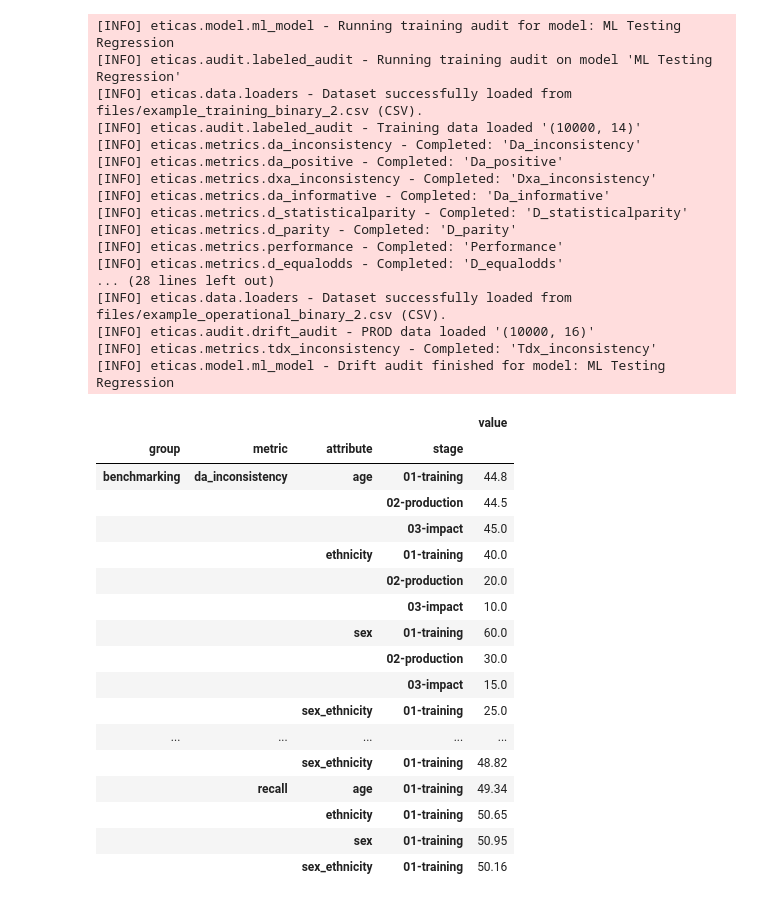
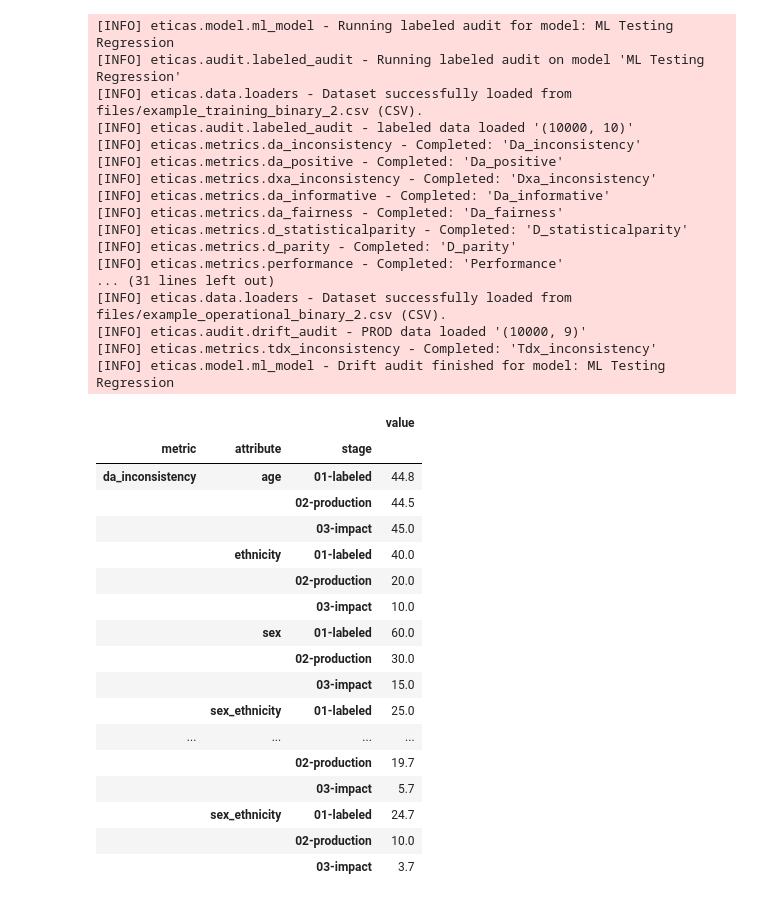
Before and after one commit to eticasai/eticas-audit, a Jupyter notebook: example.ipynb, the cells around one changed output. Drawn from its saved outputs; the diff is of its cells as text; code cells hidden in the pictures.

```diff
--- a/example.ipynb
+++ b/example.ipynb
@@ -40,7 +40,7 @@ model = MLModel(
 )
 
 
-model.run_training_audit(dataset_path ='files/example_training_binary_2.csv',
+model.run_labeled_audit(dataset_path ='files/example_training_binary_2.csv',
                                                 label_column = 'outcome', output_column = 'predicted_outcome',positive_output = [1])
 model.run_production_audit(dataset_path ='files/example_operational_binary_2.csv',
                                                 output_column = 'predicted_outcome',positive_output = [1])
@@ -50,46 +50,47 @@ model.run_drift_audit(dataset_path_dev = 'files/example_training_binary_2.csv',
                       output_column_dev = 'outcome', positive_output_dev = [1],
                     dataset_path_prod = 'files/example_operational_binary_2.csv',
                       output_column_prod = 'predicted_outcome', positive_output_prod = [1])
-audit_result = model.df_results(norm_values=True)
 # %% [output]
-[INFO] eticas.model.ml_model - Running training audit for model: ML Testing Regression
-[INFO] eticas.audit.labeled_audit - Running training audit on model 'ML Testing Regression'
+[INFO] eticas.model.ml_model - Running labeled audit for model: ML Testing Regression
+[INFO] eticas.audit.labeled_audit - Running labeled audit on model 'ML Testing Regression'
 [INFO] eticas.data.loaders - Dataset successfully loaded from files/example_training_binary_2.csv (CSV).
-[INFO] eticas.audit.labeled_audit - Training data loaded '(10000, 14)'
+[INFO] eticas.audit.labeled_audit - labeled data loaded '(10000, 10)'
 [INFO] eticas.metrics.da_inconsistency - Completed: 'Da_inconsistency'
 [INFO] eticas.metrics.da_positive - Completed: 'Da_positive'
 [INFO] eticas.metrics.dxa_inconsistency - Completed: 'Dxa_inconsistency'
 [INFO] eticas.metrics.da_informative - Completed: 'Da_informative'
+[INFO] eticas.metrics.da_fairness - Completed: 'Da_fairness'
 [INFO] eticas.metrics.d_statisticalparity - Completed: 'D_statisticalparity'
 [INFO] eticas.metrics.d_parity - Completed: 'D_parity'
 [INFO] eticas.metrics.performance - Completed: 'Performance'
-[INFO] eticas.metrics.d_equalodds - Completed: 'D_equalodds'
-... (28 lines left out)
+... (31 lines left out)
 [INFO] eticas.data.loaders - Dataset successfully loaded from files/example_operational_binary_2.csv (CSV).
-[INFO] eticas.audit.drift_audit - PROD data loaded '(10000, 16)'
+[INFO] eticas.audit.drift_audit - PROD data loaded '(10000, 9)'
 [INFO] eticas.metrics.tdx_inconsistency - Completed: 'Tdx_inconsistency'
 [INFO] eticas.model.ml_model - Drift audit finished for model: ML Testing Regression
 # %%
 import pandas as pd
 pd.set_option('display.max_rows', 500)
 
-audit_result
+audit_result = model.df_results(norm_values=True)
-# %% [output]
-|  |  |  |  | value |
-| group | metric | attribute | stage |  |
-| benchmarking | da_inconsistency | age | 01-training | 44.8 |
-|  |  |  | 02-production | 44.5 |
-|  |  |  | 03-impact | 45.0 |
-|  |  | ethnicity | 01-training | 40.0 |
-|  |  |  | 02-production | 20.0 |
-|  |  |  | 03-impact | 10.0 |
-|  |  | sex | 01-training | 60.0 |
-|  |  |  | 02-production | 30.0 |
-|  |  |  | 03-impact | 15.0 |
-|  |  | sex_ethnicity | 01-training | 25.0 |
-| ... | ... | ... | ... | ... |
-|  |  | sex_ethnicity | 01-training | 48.82 |
-|  | recall | age | 01-training | 49.34 |
-|  |  | ethnicity | 01-training | 50.65 |
-|  |  | sex | 01-training | 50.95 |
-|  |  | sex_ethnicity | 01-training | 50.16 |
+# %%
+audit_result.xs('benchmarking', level=0)
+# %% [output]
+|  |  |  | value |
+| metric | attribute | stage |  |
+| da_inconsistency | age | 01-labeled | 44.8 |
+|  |  | 02-production | 44.5 |
+|  |  | 03-impact | 45.0 |
+|  | ethnicity | 01-labeled | 40.0 |
+|  |  | 02-production | 20.0 |
+|  |  | 03-impact | 10.0 |
+|  | sex | 01-labeled | 60.0 |
+|  |  | 02-production | 30.0 |
+|  |  | 03-impact | 15.0 |
+|  | sex_ethnicity | 01-labeled | 25.0 |
+| ... | ... | ... | ... |
+|  |  | 02-production | 19.7 |
+|  |  | 03-impact | 5.7 |
+|  | sex_ethnicity | 01-labeled | 24.7 |
+|  |  | 02-production | 10.0 |
+|  |  | 03-impact | 3.7 |
```
Also changed, not shown: parts of 4 cells of this notebook, 16 other files.
